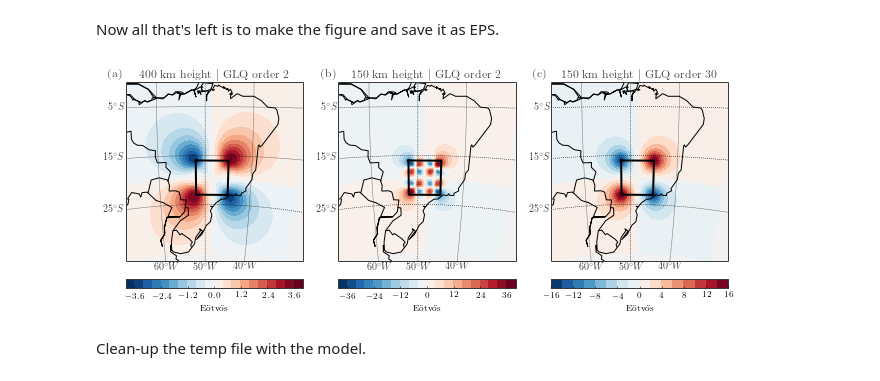
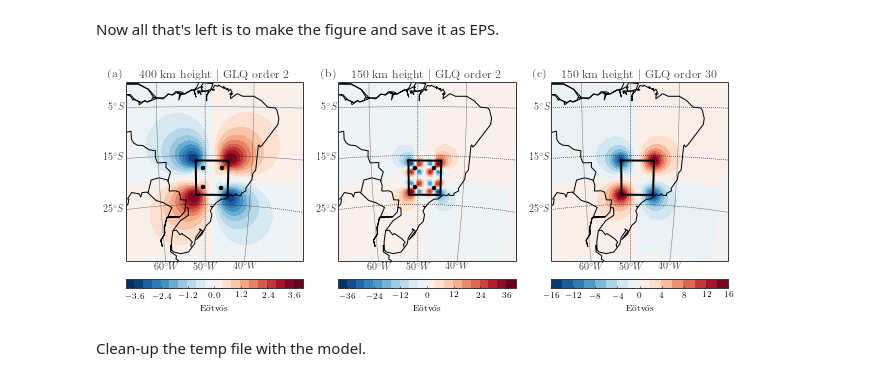
Before and after one commit to pinga-lab/paper-tesseroids, a Jupyter notebook: notebooks/methods_figures.ipynb, the cells around one changed output. Drawn from its saved outputs; the diff is of its cells as text; code cells hidden in the pictures.

```diff
--- a/notebooks/methods_figures.ipynb
+++ b/notebooks/methods_figures.ipynb
@@ -79,30 +79,40 @@ Now all that's left is to make the figure and save it as EPS.
 # %%
 grids = [high, low, low_highorder]
 orders = [2, 2, high_order]
 
 fig, subplots = mpl.subplots(1, 3, squeeze=True, figsize=(9, 3.6))
 bm = mpl.basemap(area, projection='poly')
+
 w, e, s, n = tess_area
+# To plot the outline of the tesseroid
 tx, ty = bm([w, e, e, w, w], [n, n, s, s, n])
+# Scale and make a list of the 2x2 GLQ nodes
+nodes = np.array([-0.577350269, 0.577350269])
+nodes_lon = 0.5*(e - w)*nodes + 0.5*(e + w)
+nodes_lat = 0.5*(n - s)*nodes + 0.5*(n + s)
+nodex, nodey = bm(*np.meshgrid(nodes_lon, nodes_lat))
+
 index = ['(a)', '(b)', '(c)']
 for i, order, grid, ax in zip(index, orders, grids, subplots):
     mpl.sca(ax)
     mpl.text(-0.1, 1.03, i, fontsize=12, transform=ax.transAxes)
     lon, lat, h, g = grid
     ax.set_title('{:.0f} km height $|$ GLQ order {}'.format(h[0]/1000, order))
     vmax = np.abs(g).max()
     vmin = -vmax
     mpl.contourf(lon, lat, g, shape, 20, vmin=vmin, vmax=vmax, basemap=bm, cmap=mpl.cm.RdBu_r)
     mpl.colorbar(orientation='horizontal', pad=0.07).set_label(r'E\"otv\"os')
     bm.plot(tx, ty, '-k', linewidth=2)
+    if i in ['(a)', '(b)']:
+        bm.plot(nodex, nodey, 'ok', markersize=4)
     bm.drawparallels([-25, -15, -5], labels=[1, 0, 0, 0], linewidth=0.5)
     bm.drawmeridians([-60, -50, -40], labels=[0, 0, 0, 1], linewidth=0.5)
     mpl.draw_countries(bm, style='-')
     mpl.draw_coastlines(bm)
 mpl.subplots_adjust(top=0.99, bottom=0.01, left=0.05, right=0.98)
 mpl.savefig('../figs/vary-height-and-order.eps')
 # %% [output]
-[figure, old version]
+[figure, new version]
 # %% [markdown]
 Clean-up the temp file with the model.
 # %%
```
Also changed, not shown: parts of 1 cell of this notebook, 2 other files.
